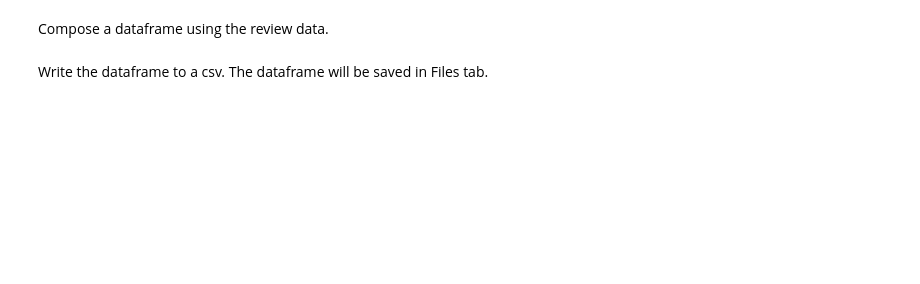
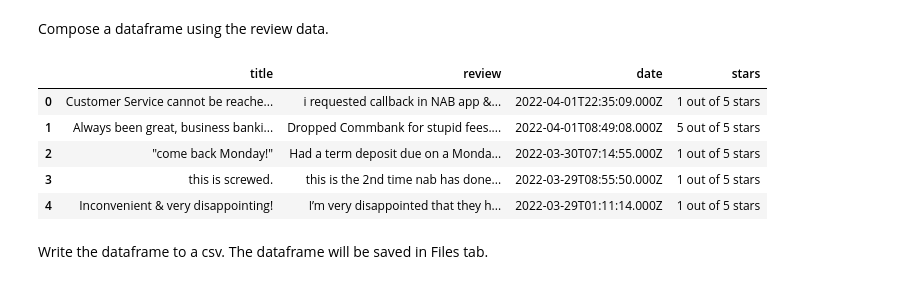
Before and after one commit to CDAC-lab/BUS5PR1-Analytics-Notebooks, a Jupyter notebook: Week_05_(2)_Web_scraping_with_Python.ipynb, the cells around one changed output. Saved outputs shown, nothing was run; the diff lists cells and outputs as text; code cells hidden in the pictures; blank space fills up the shorter version.

```diff
--- a/Week_05_(2)_Web_scraping_with_Python.ipynb
+++ b/Week_05_(2)_Web_scraping_with_Python.ipynb
@@ -38,3 +36,5 @@ all_reviews = soup.findAll("div", {"class": "mb-0_wJE overflow-hidden_1pr card_1
+# %%
+all_reviews = soup.findAll("div",id=lambda x: x and x.startswith('review-'))
 # %%
 print('Length of reviews: {}'.format(len(all_reviews)))
 # %% [output]
@@ -68,17 +68,18 @@ reviews = []
 for reviewBox in all_reviews:
 
     # get review title
-    review_title = reviewBox.find('h3', {"class": "mb-1_2Ff"}).text
+    review_title = reviewBox.find('h3', {"class": "mb-1_Q7u"}).text
 
     # get review
-    review_text = reviewBox.find('p', {"class": "mb-0_wJE"}).text
+    txt = reviewBox.find('div',{"itemprop":"reviewBody"})
+    review_text =  " ".join([t.text for t in txt.findAll('p')])
 
     # get date
     # date is placed as an attribute of the html element. These are indicated by the word 'attr' in the html structure. You can access them as follows:
     review_date = reviewBox.find("time").attrs['datetime']
 
     # get star rating
-    review_stars = reviewBox.find('div', {'class': 'me-1_2lk'}).attrs['title']
+    review_stars = reviewBox.find('div', {'class': 'me-1_KrM'}).attrs['title']
 
     # append the process review and the title to the reviews list
     reviews.append([review_title, review_text, review_date, review_stars])
@@ -95,6 +114,15 @@ Compose a dataframe using the review data.
 # %%
 output_column_names = ['title', 'review', 'date', 'stars']
 data = pd.DataFrame(reviews, columns=output_column_names)
+# %%
+data.head()
+# %% [output]
+|  | title | review | date | stars |
+| 0 | Customer Service cannot be reache... | i requested callback in NAB app &... | 2022-04-01T22:35:09.000Z | 1 out of 5 stars |
+| 1 | Always been great, business banki... | Dropped Commbank for stupid fees.... | 2022-04-01T08:49:08.000Z | 5 out of 5 stars |
+| 2 | "come back Monday!" | Had a term deposit due on a Monda... | 2022-03-30T07:14:55.000Z | 1 out of 5 stars |
+| 3 | this is screwed. | this is the 2nd time nab has done... | 2022-03-29T08:55:50.000Z | 1 out of 5 stars |
+| 4 | Inconvenient & very disappointing! | I’m very disappointed that they h... | 2022-03-29T01:11:14.000Z | 1 out of 5 stars |
 # %% [markdown]
 Write the dataframe to a csv. The dataframe will be saved in Files tab.
 # %%
```
Also changed, not shown: parts of 7 cells of this notebook.
